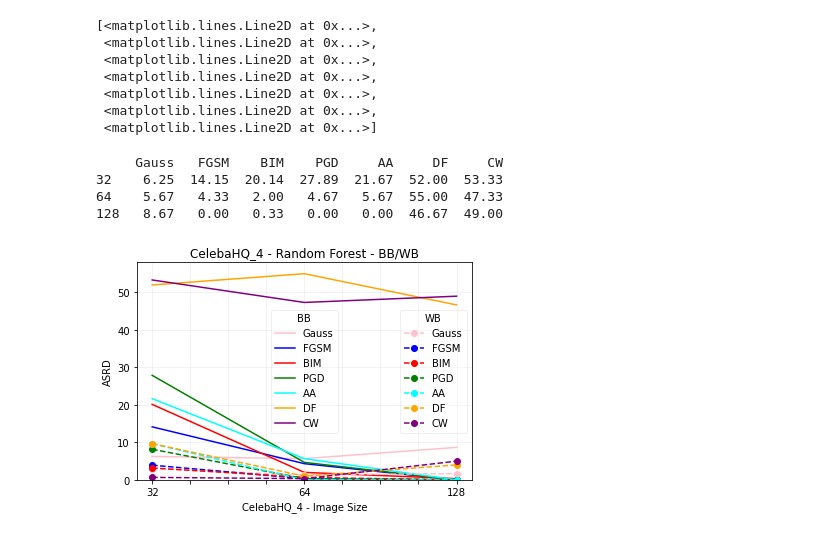
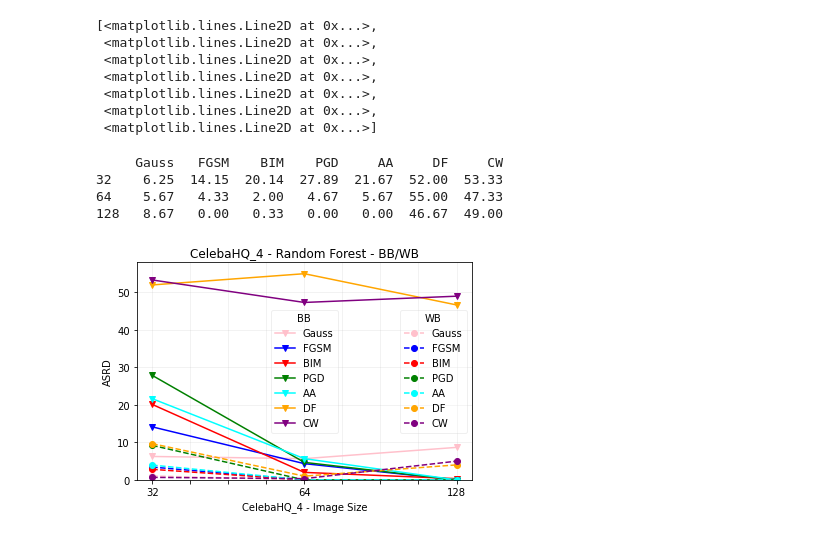
Before and after one commit to adverML/SpectralDefense, a Jupyter notebook: src/analysis/barplots/line_plots_aa.ipynb, the cells around one changed output. Saved outputs shown, nothing was run; the diff lists cells and outputs as text; code cells hidden in the pictures.

```diff
--- a/src/analysis/barplots/line_plots_aa.ipynb
+++ b/src/analysis/barplots/line_plots_aa.ipynb
@@ -103,11 +104,11 @@ df_bb = pd.DataFrame({
     )
 
 df_wb = pd.DataFrame({
-    'Gauss': [  3.0  ,  1.33  ,  1.67  ],
-    'FGSM':  [  3.93 ,  0.33  ,  0.0   ],
-    'BIM' :  [  3.19 ,  0.67  ,  0.0   ],
-    'PGD' :  [  8.18 ,  0.33  ,  0.0   ],
-    'AA'  :  [  9.67 ,  0.0   ,  0.0   ],
+    'Gauss': [  1.05  ,  0.0  ,  0.0  ],
+    'FGSM':  [  3.42 ,  0.0  ,  0.0   ],
+    'BIM' :  [  2.82 ,  0.0  ,  0.0   ],
+    'PGD' :  [  9.21 ,  0.0  ,  0.0   ],
+    'AA'  :  [  3.95 ,  0.0   ,  0.0   ],
     'DF'  :  [  9.67 ,  1.0   ,  4.0   ],
     'CW'  :  [  0.67 ,  0.33  ,  5.0   ],
       }, index=["32", "64", "128"]
@@ -127,34 +128,35 @@ ax1 = df_bb.plot.line(
             xlabel="CelebaHQ_4 - Image Size",
             # rot=0,
             legend=False,
+             marker='v',
             color=color,
             title="CelebaHQ_4 - Random Forest - BB/WB",
             ylabel='ASRD',
             ylim=[0, 58.0]
         )
 
 ax2 = df_wb.plot.line(
     ax=ax,
     legend=False,
     marker='o',
     linestyle='--',
     color=color
     )
 
 # legend = ax2.legend( title='WB',  loc='center right', framealpha=0.3)
 legen2 = plt.legend(df_bb, title='BB', loc='center', framealpha=0.3)
 plt.gca().add_artist(legen2)
 
 h, l = ax2.get_legend_handles_labels()
 legend = plt.legend(h[7:14], l[7:14], title='WB',  loc='center right', framealpha=0.3)
 
 plt.grid(alpha=0.2)
 # plt.show()
 
 plt.savefig("line_ce.png", bbox_inches='tight')
 # %% [output]
      Gauss   FGSM    BIM    PGD     AA     DF     CW
 32    6.25  14.15  20.14  27.89  21.67  52.00  53.33
 64    5.67   4.33   2.00   4.67   5.67  55.00  47.33
 128   8.67   0.00   0.33   0.00   0.00  46.67  49.00
-[figure, old version]
+[figure, new version]
```
Also changed, not shown: parts of 1 cell of this notebook, 18 other files.
